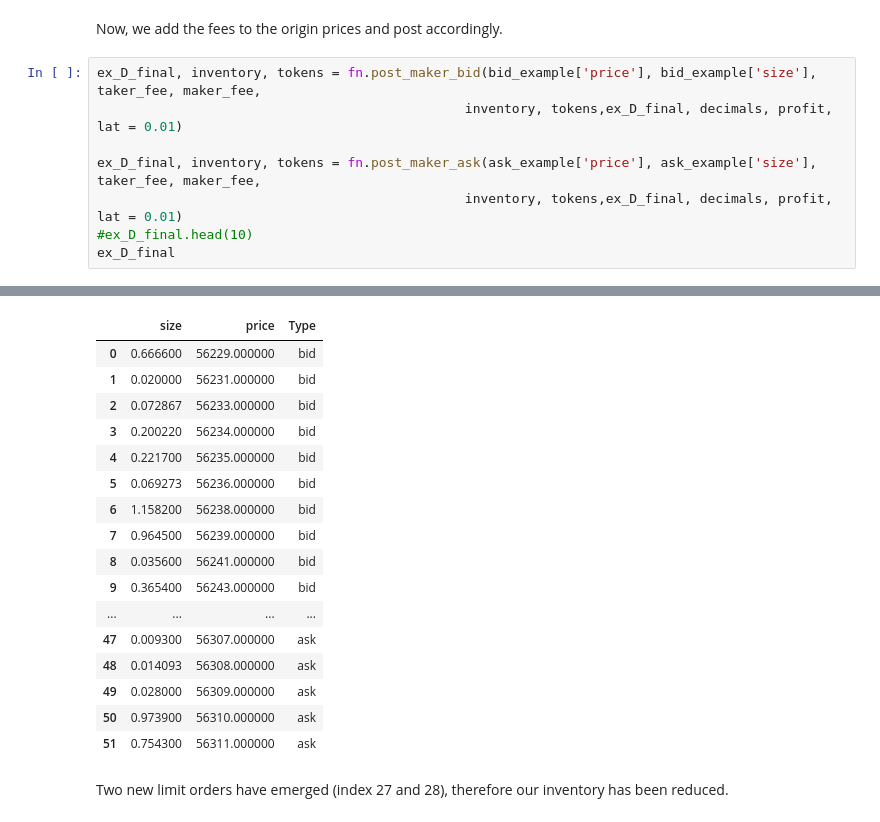
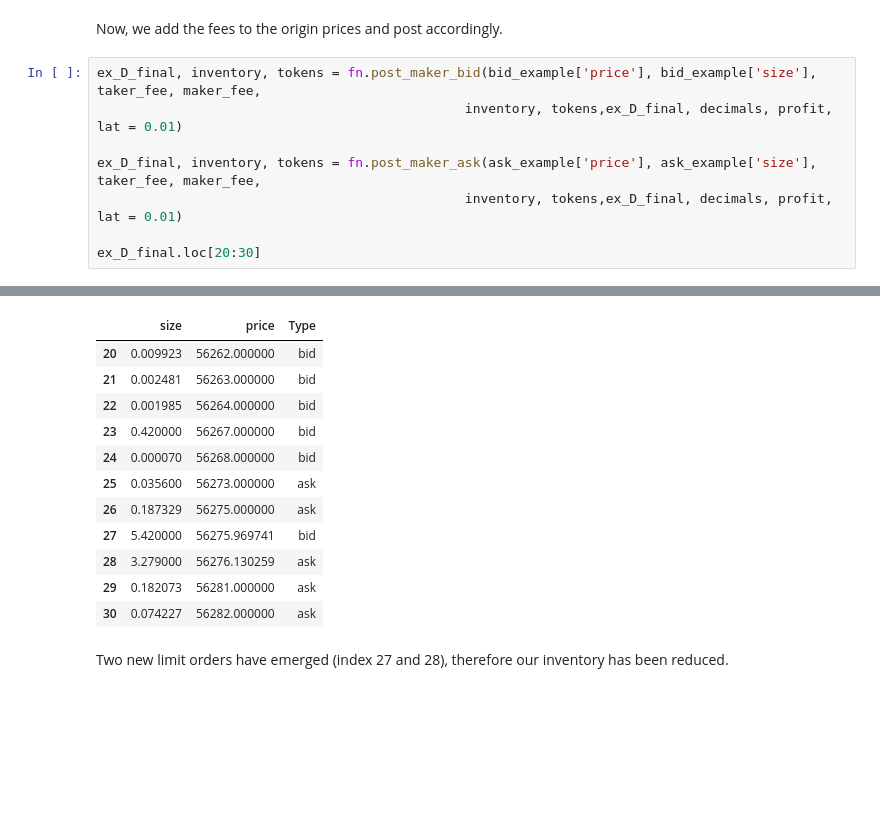
Before and after one commit to douglasparism/XEMM, a Jupyter notebook: MyST_XEMM_Notebook.ipynb, the cells around one changed output, grey strips where cells are left out. Cells and saved outputs as stored; diff of their text form; blank space fills up the shorter version.

```diff
--- a/MyST_XEMM_Notebook.ipynb
+++ b/MyST_XEMM_Notebook.ipynb
@@ -287,7 +287,7 @@ ex_D_final, inventory, tokens = fn.post_maker_bid(bid_example['price'], bid_exam
 
 ex_D_final, inventory, tokens = fn.post_maker_ask(ask_example['price'], ask_example['size'], taker_fee, maker_fee,
                                                inventory, tokens,ex_D_final, decimals, profit, lat = 0.01)
-#ex_D_final.head(10)
-ex_D_final
+
+ex_D_final.loc[20:30]
 # %% [output]
 Order posted
@@ -302,21 +302,16 @@ Type              ask
 Name: -1, dtype: object
 |  | size | price | Type |
-| 0 | 0.666600 | 56229.000000 | bid |
-| 1 | 0.020000 | 56231.000000 | bid |
-| 2 | 0.072867 | 56233.000000 | bid |
-| 3 | 0.200220 | 56234.000000 | bid |
-| 4 | 0.221700 | 56235.000000 | bid |
-| 5 | 0.069273 | 56236.000000 | bid |
-| 6 | 1.158200 | 56238.000000 | bid |
-| 7 | 0.964500 | 56239.000000 | bid |
-| 8 | 0.035600 | 56241.000000 | bid |
-| 9 | 0.365400 | 56243.000000 | bid |
-| ... | ... | ... | ... |
-| 47 | 0.009300 | 56307.000000 | ask |
-| 48 | 0.014093 | 56308.000000 | ask |
-| 49 | 0.028000 | 56309.000000 | ask |
-| 50 | 0.973900 | 56310.000000 | ask |
-| 51 | 0.754300 | 56311.000000 | ask |
+| 20 | 0.009923 | 56262.000000 | bid |
+| 21 | 0.002481 | 56263.000000 | bid |
+| 22 | 0.001985 | 56264.000000 | bid |
+| 23 | 0.420000 | 56267.000000 | bid |
+| 24 | 0.000070 | 56268.000000 | bid |
+| 25 | 0.035600 | 56273.000000 | ask |
+| 26 | 0.187329 | 56275.000000 | ask |
+| 27 | 5.420000 | 56275.969741 | bid |
+| 28 | 3.279000 | 56276.130259 | ask |
+| 29 | 0.182073 | 56281.000000 | ask |
+| 30 | 0.074227 | 56282.000000 | ask |
 # %% [markdown]
 Two new limit orders have emerged (index 27 and 28), therefore our inventory has been reduced.
 # %% [markdown]
```
Also changed, not shown: parts of 11 cells of this notebook, 2 other files.
